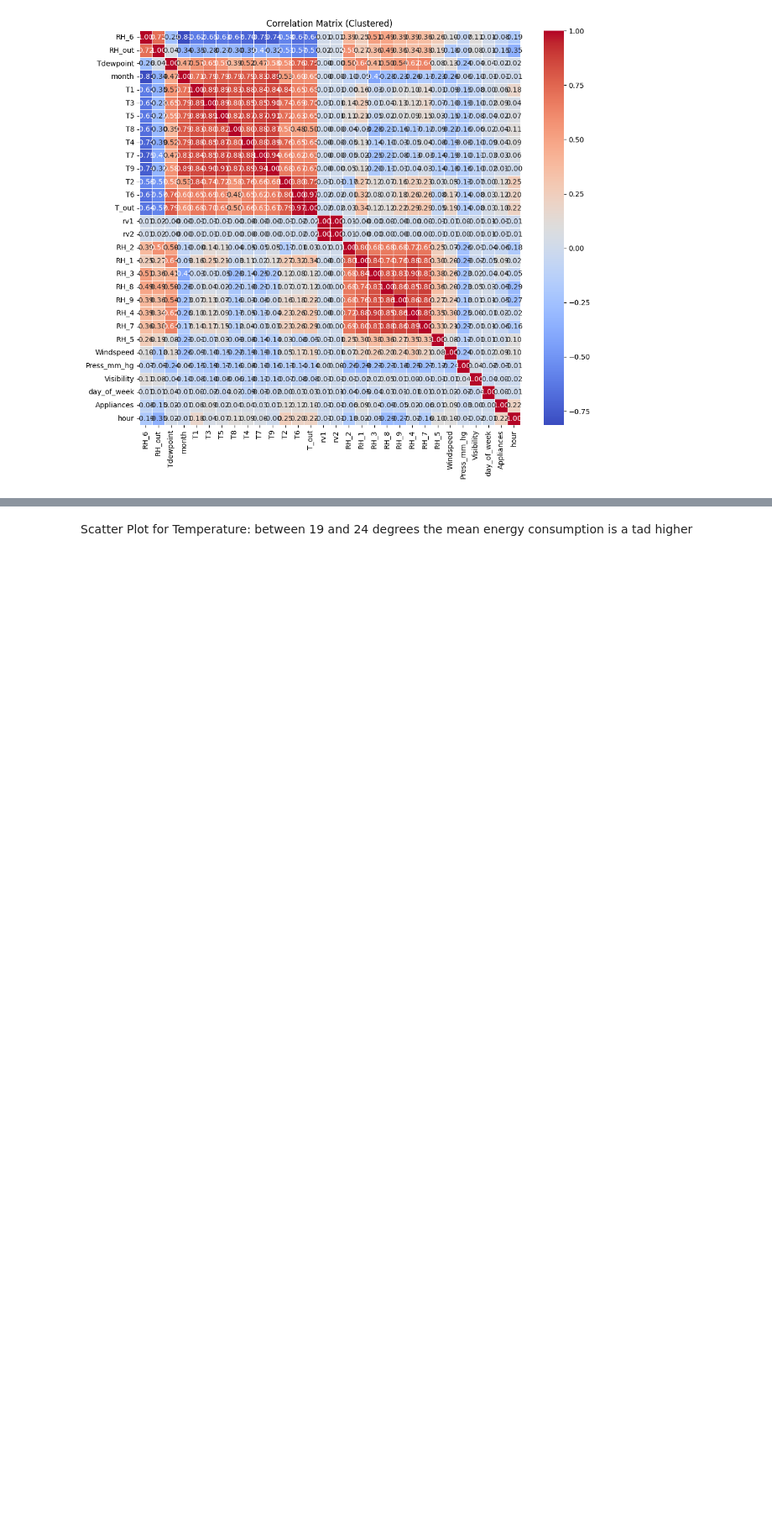
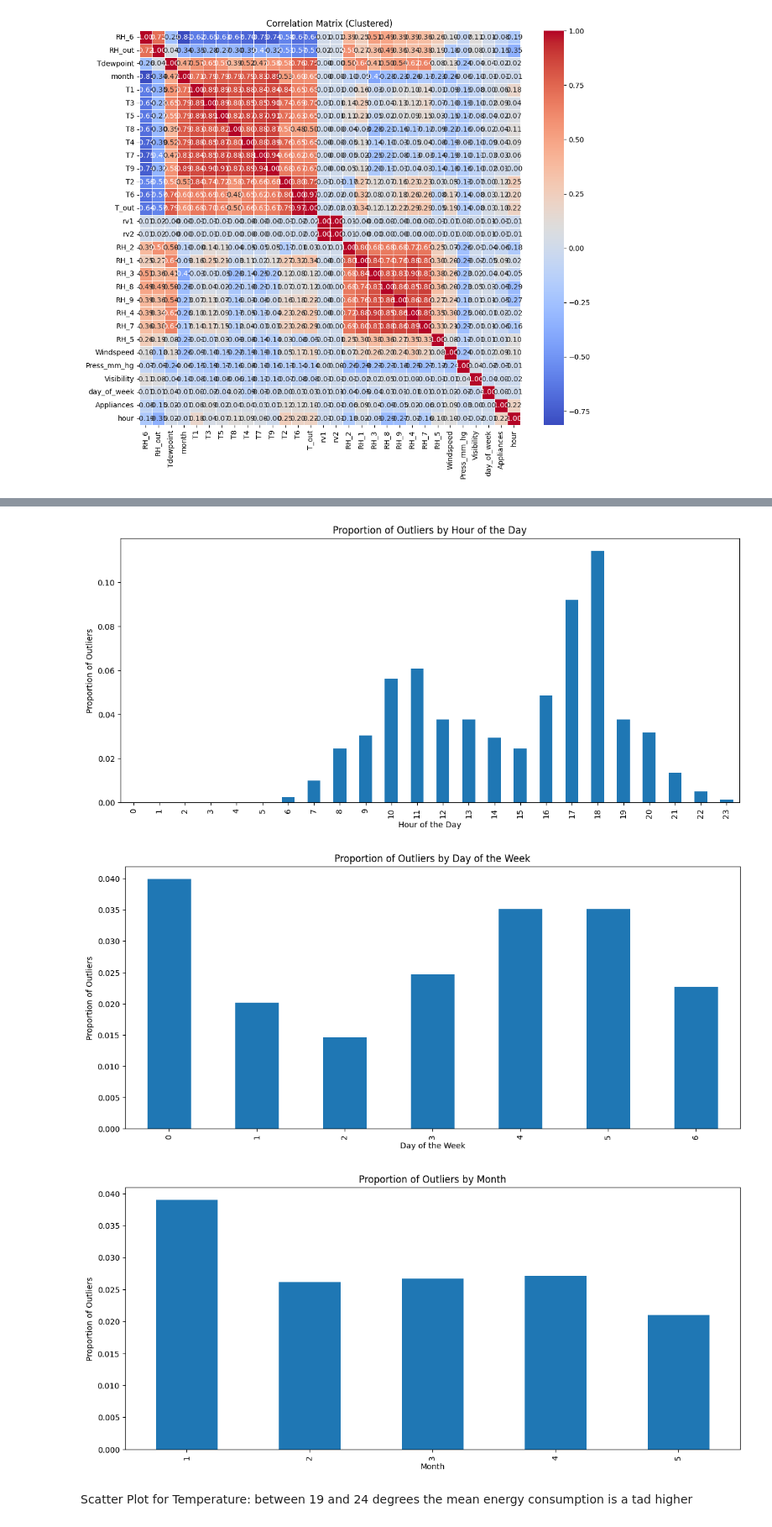
Before and after one commit to BianchiLuca28/EnergyConsumptionForecast, a Jupyter notebook: notebooks/analysis_and_model_creation.ipynb, the cells around one changed output, grey strips where cells are left out. Shown at 84% size. Drawn from its saved outputs; the diff is of its cells as text; code cells hidden in the pictures; blank space fills up the shorter version.

```diff
--- a/notebooks/analysis_and_model_creation.ipynb
+++ b/notebooks/analysis_and_model_creation.ipynb
@@ -271,3 +296,34 @@ plt.show()
+# %%
+# Compare the proportion of outliers across different hours of the day
+hourly_outliers = outliers.groupby(outliers.index.hour).size() / df.groupby(df.index.hour).size()
+plt.figure(figsize=(14, 6))
+hourly_outliers.plot(kind='bar')
+plt.title('Proportion of Outliers by Hour of the Day')
+plt.xlabel('Hour of the Day')
+plt.ylabel('Proportion of Outliers')
+plt.show()
+
+# Compare the proportion of outliers across different days of the week
+daily_outliers = outliers.groupby(outliers.index.dayofweek).size() / df.groupby(df.index.dayofweek).size()
+plt.figure(figsize=(14, 6))
+daily_outliers.plot(kind='bar')
+plt.title('Proportion of Outliers by Day of the Week')
+plt.xlabel('Day of the Week')
+plt.ylabel('Proportion of Outliers')
+plt.show()
+
+# Compare the proportion of outliers across different months
+monthly_outliers = outliers.groupby(outliers.index.month).size() / df.groupby(df.index.month).size()
+plt.figure(figsize=(14, 6))
+monthly_outliers.plot(kind='bar')
+plt.title('Proportion of Outliers by Month')
+plt.xlabel('Month')
+plt.ylabel('Proportion of Outliers')
+plt.show()
+# %% [output]
+[figure, added]
+[figure, added]
+[figure, added]
 # %% [markdown]
 Scatter Plot for Temperature: between 19 and 24 degrees the mean energy consumption is a tad higher
 # %%
```
Also changed, not shown: parts of 16 cells of this notebook.
